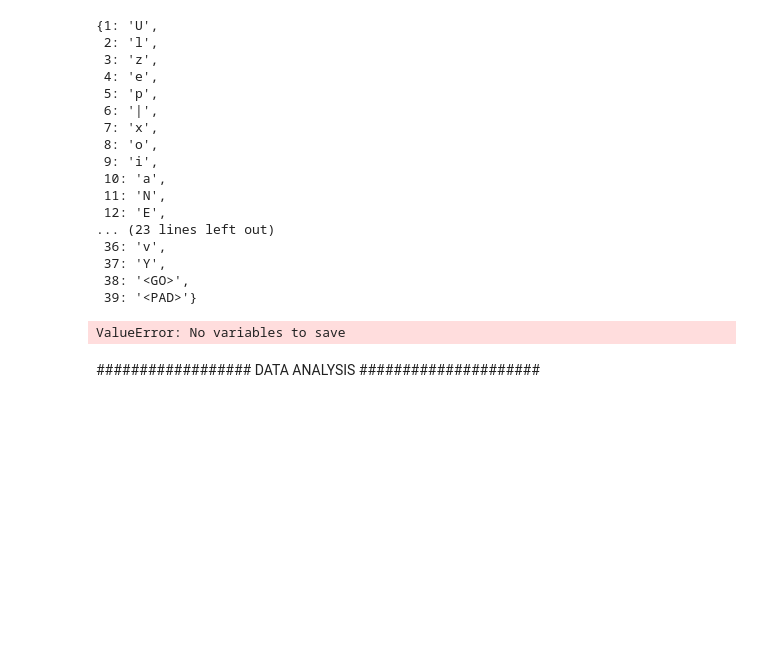
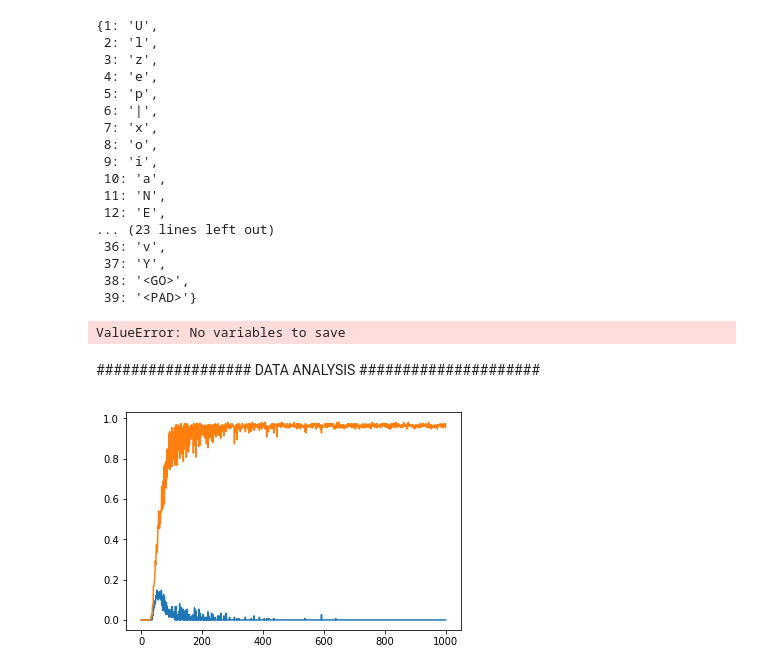
Before and after one commit to jannisborn/inventive_spelling, a Jupyter notebook: Code/Untitled.ipynb, the cells around one changed output. Saved outputs shown, nothing was run; the diff lists cells and outputs as text; code cells hidden in the pictures; blank space fills up the shorter version.

```diff
--- a/Code/Untitled.ipynb
+++ b/Code/Untitled.ipynb
@@ -390,3 +390,14 @@ lds_ratio = normal_data['lds_ratio']
 corr_ratio = normal_data['corr_ratio']
 lds_loss = normal_data['lds_loss']
 reg_loss = normal_data['reg_loss']
+# %%
+%matplotlib inline
+import matplotlib.pyplot as plt
+
+epochs = np.arange(1001)
+
+plt.plot(epochs,lds_ratio)
+plt.plot(epochs, corr_ratio)
+plt.show()
+# %% [output]
+[figure, added]
```
Also changed, not shown: 1 other file.
